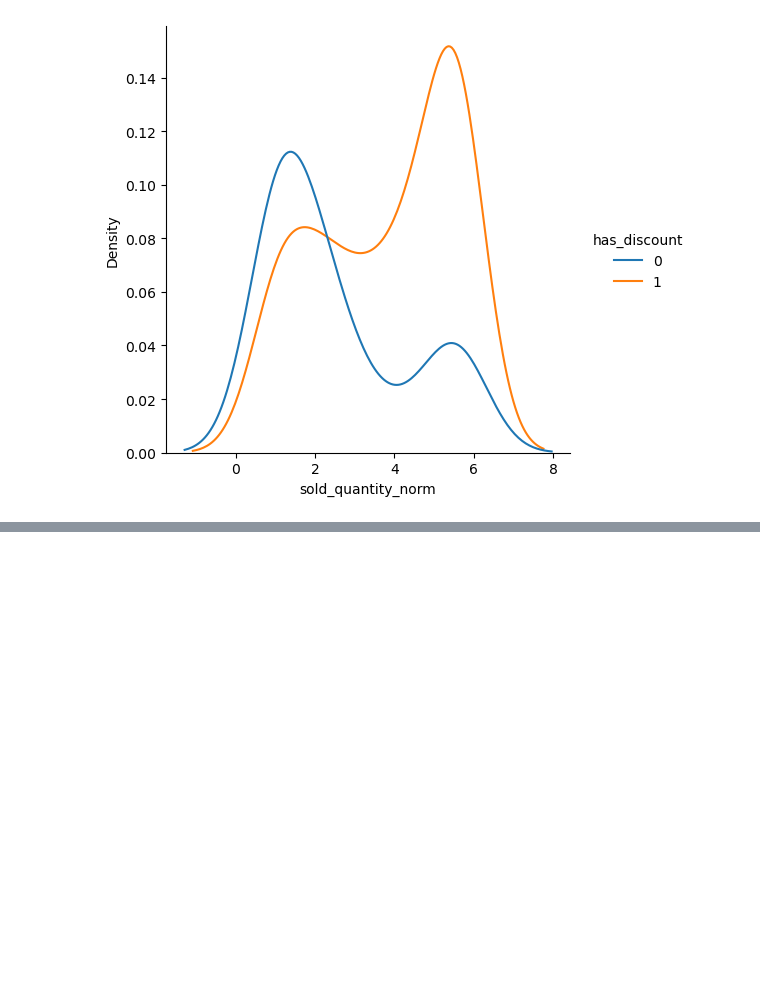
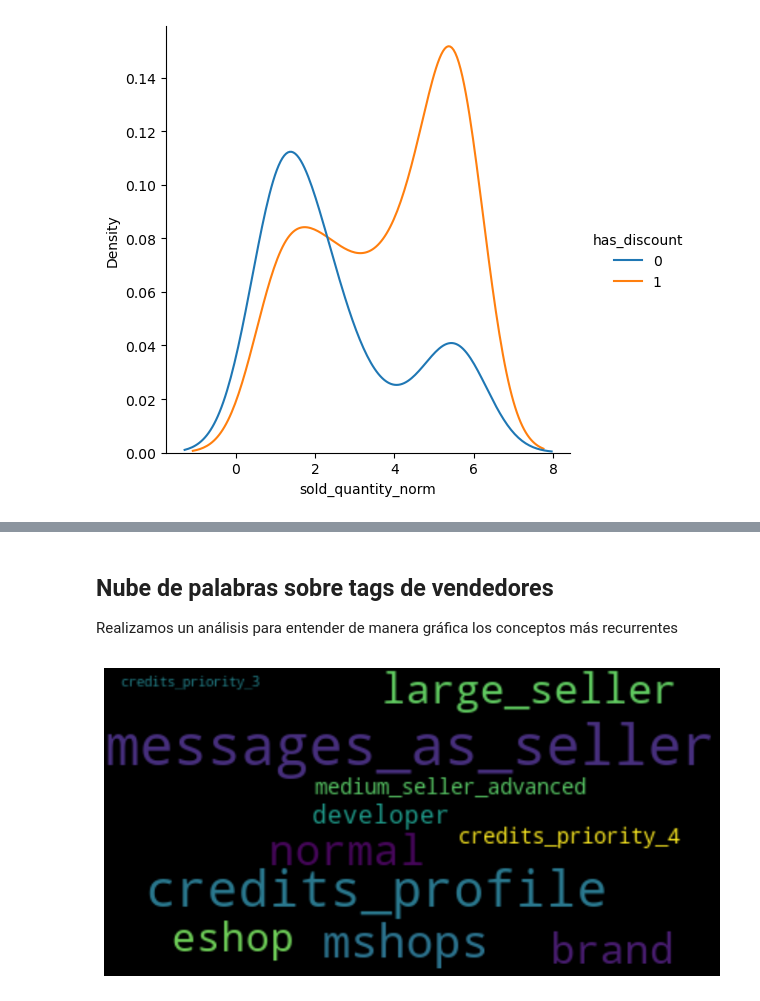
Before and after one commit to pablodiazj/ecommerce_analysis, a Jupyter notebook: ecommerce_analysis/data_exploration.ipynb, the cells around one changed output, grey strips where cells are left out. Saved outputs shown, nothing was run; the diff lists cells and outputs as text; code cells hidden in the pictures; blank space fills up the shorter version.

```diff
--- a/ecommerce_analysis/data_exploration.ipynb
+++ b/ecommerce_analysis/data_exploration.ipynb
@@ -312,0 +297,16 @@ sns.displot(data=search_results[(search_results['sold_quantity_norm']<10)
+# %% [markdown]
+## Nube de palabras sobre tags de vendedores
+Realizamos un análisis para entender de manera gráfica los conceptos más recurrentes
+# %%
+search_results['seller_words'] = pd.json_normalize(search_results['seller'])['tags'].apply(lambda x: " ".join([a for a in x]))
+
+text = " ".join(i for i in search_results['seller_words'])
+
+wordcloud = WordCloud(background_color="black", max_words=1000, max_font_size=50, collocations=False).generate(text)
+
+plt.figure(figsize=(10,5))
+plt.imshow(wordcloud, interpolation='bilinear')
+plt.axis("off")
+plt.show()
+# %% [output]
+[figure, added]
```
Also changed, not shown: parts of 12 cells of this notebook, 7 other files.
